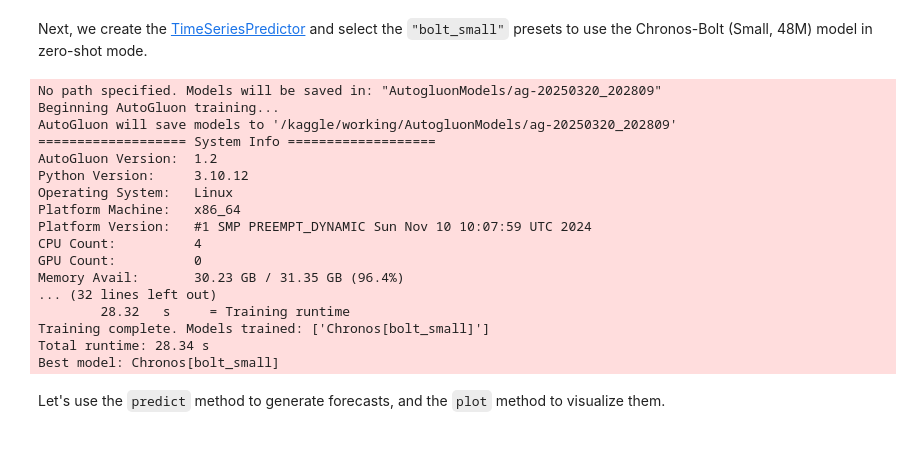
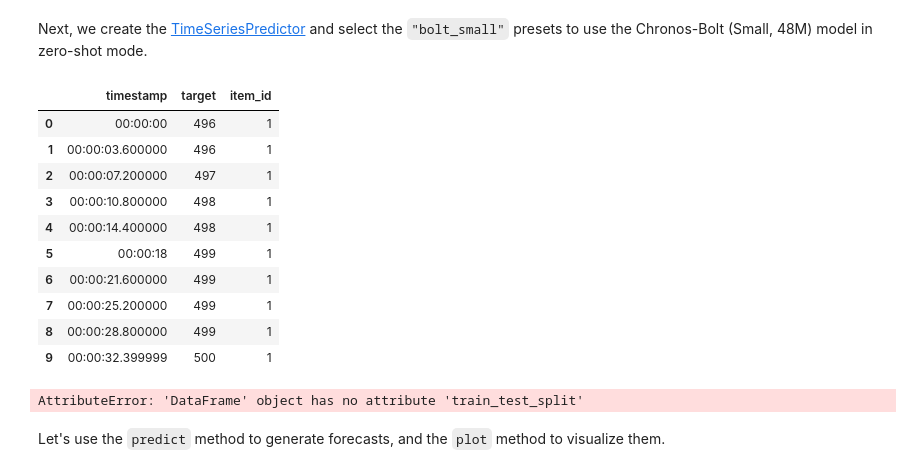
Before and after one commit to TAUforPython/ts-forecasting-ensemble, a Jupyter notebook: timeseries-chronos.ipynb, the cells around one changed output. Saved outputs shown, nothing was run; the diff lists cells and outputs as text; code cells hidden in the pictures; blank space fills up the shorter version.

Commit message:
Kaggle Notebook | timeseries forecasting chronos  | working timestamp

```diff
--- a/timeseries-chronos.ipynb
+++ b/timeseries-chronos.ipynb
@@ -52,6 +52,33 @@ Loaded data from: https://github.com/TAUforPython/machinelearning/raw/refs/heads
 |  | 1993-09-19 | 1.300 |
 # %% [markdown]
 Next, we create the [TimeSeriesPredictor](https://auto.gluon.ai/stable/api/autogluon.timeseries.TimeSeriesPredictor.html) and select the `"bolt_small"` presets to use the Chronos-Bolt (Small, 48M) model in zero-shot mode.
+# %%
+data = pd.read_csv('/kaggle/input/example-cardio-signal-ecg/output_ecg.csv',
+                   delimiter=';')
+data['item_id']=1
+data = data.rename(columns={"time":"timestamp"})
+data = data.rename(columns={"ecg_value":"target"})
+
+#data['timestamp'] = pd.to_timedelta(data['timestamp']*1e2)
+data['timestamp'] = pd.to_datetime(data.timestamp, unit="h").dt.time
+
+
+#data = TimeSeriesDataFrame.from_data_frame(data)
+#data.convert_frequency("h")
+
+data.head(10)
+# %% [output]
+|  | timestamp | target | item_id |
+| 0 | 00:00:00 | 496 | 1 |
+| 1 | 00:00:03.600000 | 496 | 1 |
+| 2 | 00:00:07.200000 | 497 | 1 |
+| 3 | 00:00:10.800000 | 498 | 1 |
+| 4 | 00:00:14.400000 | 498 | 1 |
+| 5 | 00:00:18 | 499 | 1 |
+| 6 | 00:00:21.600000 | 499 | 1 |
+| 7 | 00:00:25.200000 | 499 | 1 |
+| 8 | 00:00:28.800000 | 499 | 1 |
+| 9 | 00:00:32.399999 | 500 | 1 |
 # %%
 prediction_length = 53
 train_data, test_data = data.train_test_split(prediction_length)
@@ -60,23 +87,7 @@ predictor = TimeSeriesPredictor(prediction_length=prediction_length).fit(
     train_data, presets="bolt_small",
 )
 # %% [output]
-No path specified. Models will be saved in: "AutogluonModels/ag-20250320_202809"
-Beginning AutoGluon training...
-AutoGluon will save models to '/kaggle/working/AutogluonModels/ag-20250320_202809'
-=================== System Info ===================
-AutoGluon Version:  1.2
-Python Version:     3.10.12
-Operating System:   Linux
-Platform Machine:   x86_64
-Platform Version:   #1 SMP PREEMPT_DYNAMIC Sun Nov 10 10:07:59 UTC 2024
-CPU Count:          4
-GPU Count:          0
-Memory Avail:       30.23 GB / 31.35 GB (96.4%)
-... (32 lines left out)
-        28.32   s     = Training runtime
-Training complete. Models trained: ['Chronos[bolt_small]']
-Total runtime: 28.34 s
-Best model: Chronos[bolt_small]
+AttributeError: 'DataFrame' object has no attribute 'train_test_split'
 # %% [markdown]
 Let's use the `predict` method to generate forecasts, and the `plot` method to visualize them.
 # %%
```
Also changed, not shown: parts of 1 cell of this notebook.
